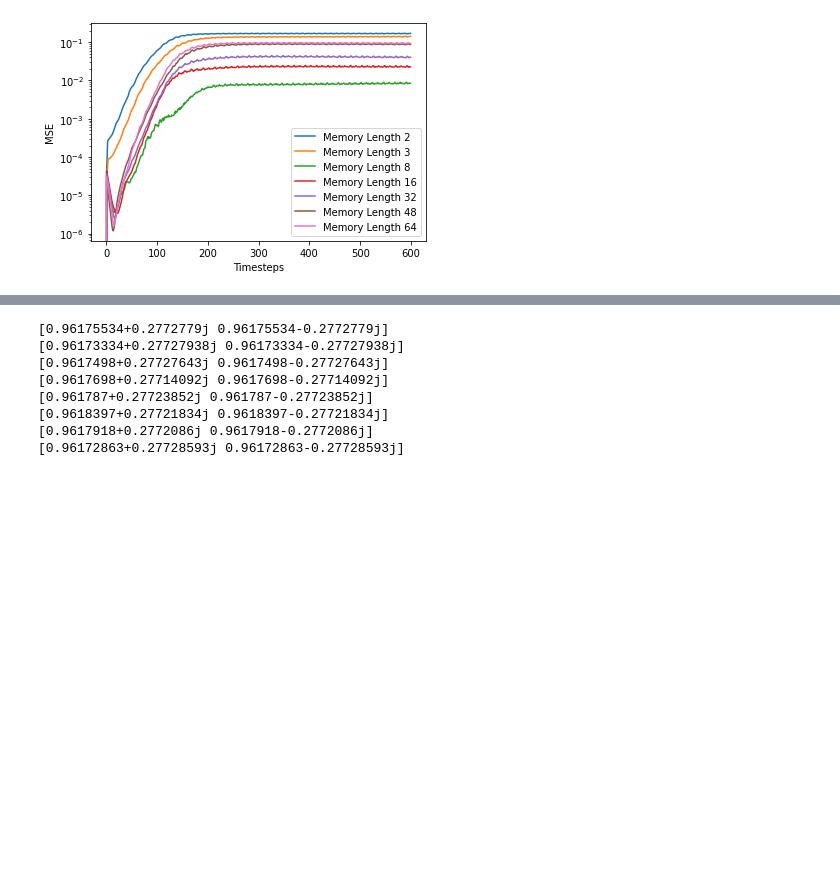
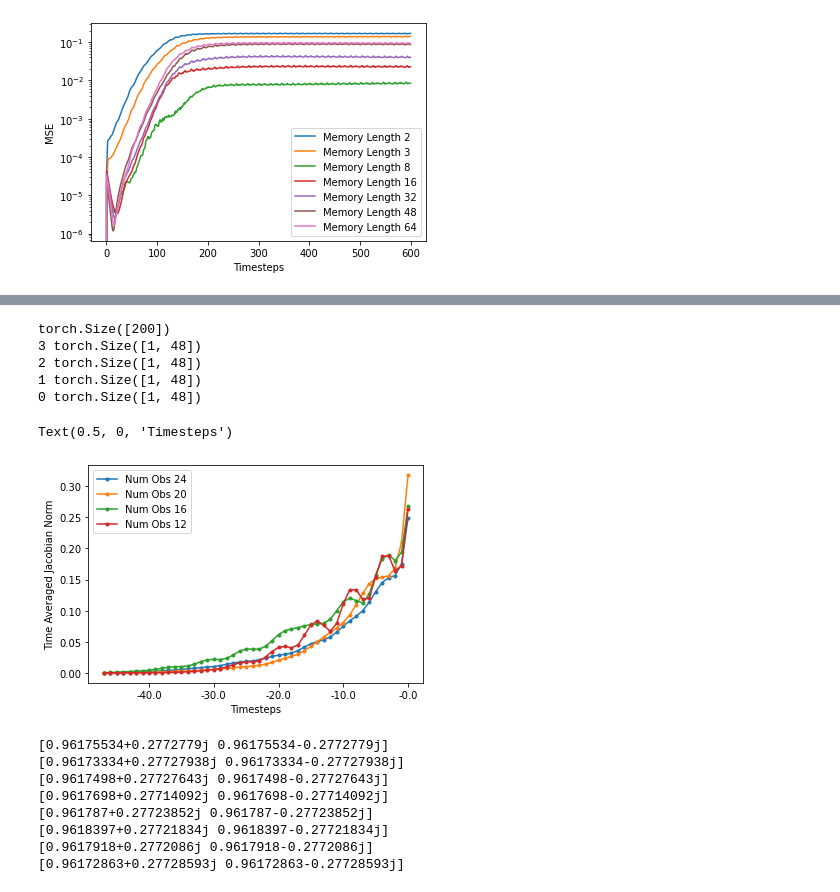
Before and after one commit to RigasLab/MZ-AE, a Jupyter notebook: Notebooks/Exp4_2DCyl/eval_model_notebook_2Dcyl_multimodel_multistep_Exp4.2.5.4.ipynb, the cells around one changed output, grey strips where cells are left out. Cells and saved outputs as stored; diff of their text form; code cells hidden in the pictures; blank space fills up the shorter version.

```diff
--- a/Notebooks/Exp4_2DCyl/eval_model_notebook_2Dcyl_multimodel_multistep_Exp4.2.5.4.ipynb
+++ b/Notebooks/Exp4_2DCyl/eval_model_notebook_2Dcyl_multimodel_multistep_Exp4.2.5.4.ipynb
@@ -408,3 +407,24 @@ for i in range(len(models)):
 plt.legend()
 plt.xlabel("Timesteps")
 plt.ylabel("MSE")
+# %%
+#multistep prediction
+timesteps_jac = 200
+initial_step = 0
+initial_conditions = Phi_nn[:,initial_step,:].to(models[0].device)
+
+x_ms_hat, xkoop_ms_hat, xseq_ms_hat = [], [], []
+Phi_ms_hat = torch.zeros((len(models),1,timesteps_jac+1,models[0].statedim)).to(models[0].device)
+Phi_ms_koop = torch.zeros((len(models),1,timesteps_jac,models[0].statedim)).to(models[0].device)
+
+print("ic shape:", initial_conditions.shape)
+
+grad_xn_xseq = []
+
+for i in [0,1,2,3]:#range(len(models)):
+
+    grad_xn_xseq.append(models[i].jacobian_calc(initial_conditions, timesteps_jac))
+    n = torch.mean(torch.norm(grad_xn_xseq[i].cpu(), dim = -1),dim = 1)
+    print(i, n.shape)
+
+print(grad_xn_xseq[0].shape)
@@ -411,3 +438,27 @@ plt.ylabel("MSE")
+# %%
+x = torch.arange(timesteps_jac)
+print(x[:].shape)
+plt.figure()
+for i in [3,2,1,0]:#range(len(models)):
+
+    n = torch.mean(torch.norm(grad_xn_xseq[i].cpu(), dim = -1),dim = 1)
+    print(i, n.shape)
+    inv_n = torch.flip(n,[1])
+    inv_x = torch.flip(x,[0])
+    plt.plot( inv_n[0,:], ".-", label = f"Num Obs {models[i].num_obs}")
+plt.legend()
+plt.gca().invert_xaxis()
+plt.gca().set_xticklabels([-tick for tick in plt.gca().get_xticks()])
+plt.ylabel("Time Averaged Jacobian Norm")
+plt.xlabel("Timesteps")
+# %% [output]
+torch.Size([200])
+3 torch.Size([1, 48])
+2 torch.Size([1, 48])
+1 torch.Size([1, 48])
+0 torch.Size([1, 48])
+Text(0.5, 0, 'Timesteps')
+[figure, added]
 # %%
 #eigenvalue study
 plt.figure()
```
Also changed, not shown: parts of 2 cells of this notebook, 5 other files.
